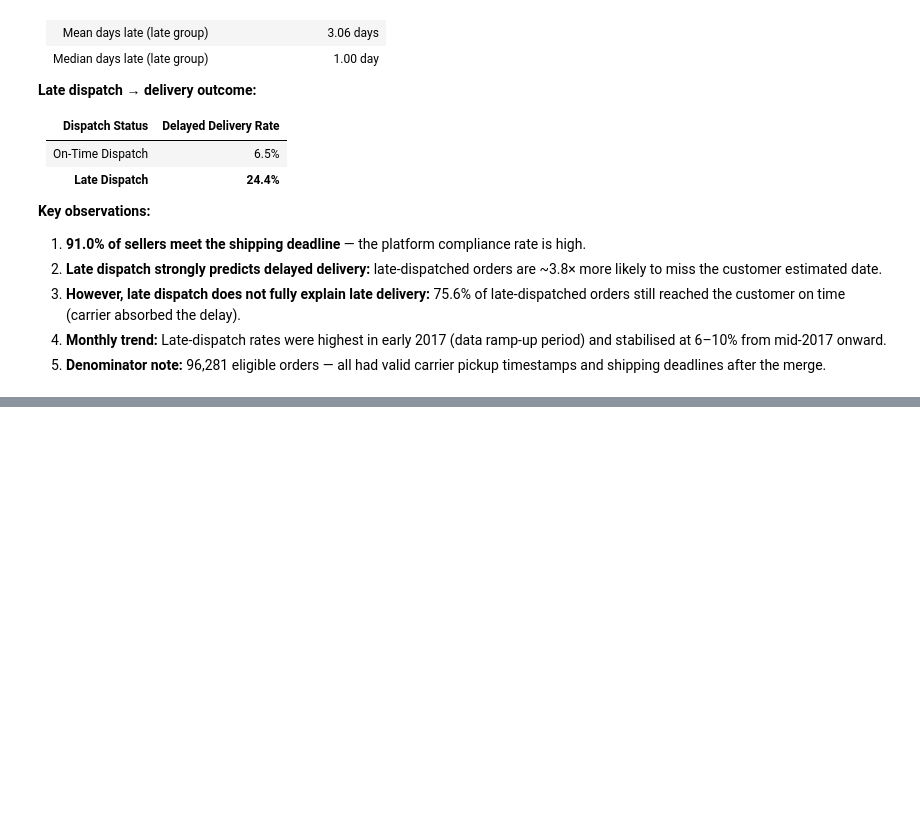
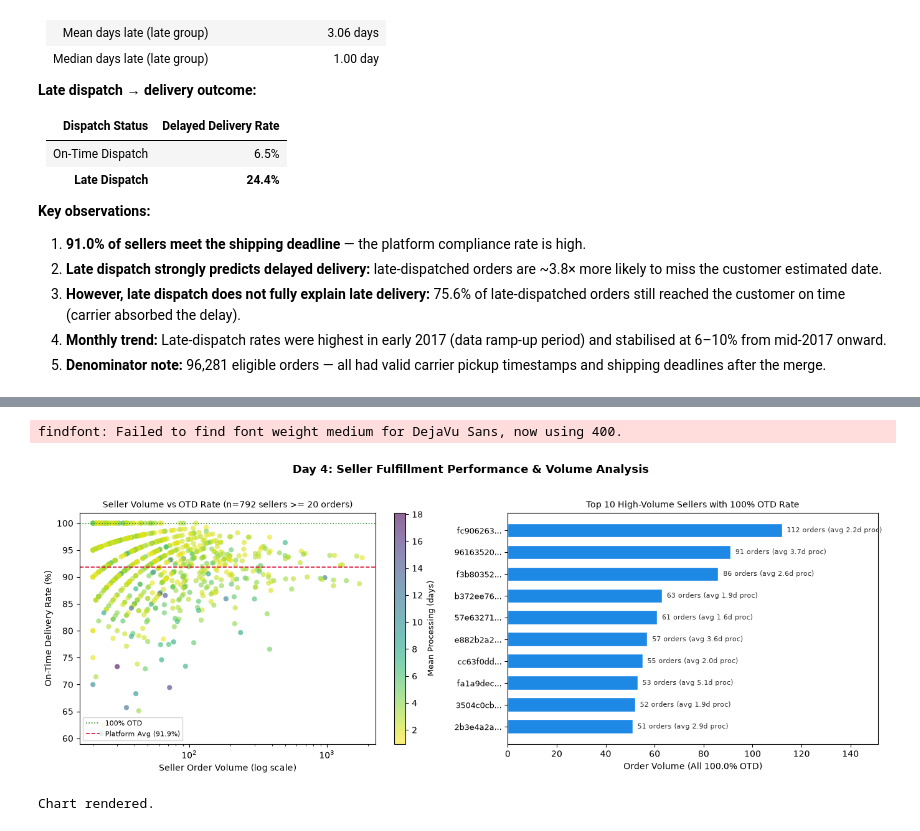
Before and after one commit to dog098263-ui/ecommerce-delivery-logistics-analysis, a Jupyter notebook: notebooks/02_carrier_analysis.ipynb, the cells around one changed output, grey strips where cells are left out. Cells and saved outputs as stored; diff of their text form; code cells hidden in the pictures; blank space fills up the shorter version.

Commit message:
feat: analyze warehouse processing and carrier transit

```diff
--- a/notebooks/02_carrier_analysis.ipynb
+++ b/notebooks/02_carrier_analysis.ipynb
@@ -878,0 +941,19 @@ Chart rendered.
+# %%
+# --- Analytical Refinement: Tie-Breaking & Volume Weighting ---
+# Notice that 72 sellers achieve 100.0% OTD rate.
+# To identify the truly top performing fulfillment partners, we break ties
+# by order volume (order_count) and inspect processing times.
+
+perfect_sellers = (seller_perf['otd_rate'] == 100.0).sum()
+print(f'Number of sellers with 100.0% OTD rate (>= 20 orders): {perfect_sellers}')
+
+seller_perf_ranked = seller_perf.sort_values(
+    by=['otd_rate', 'order_count', 'mean_processing'],
+    ascending=[False, False, True]
+)
+
+print('\nTop 10 Sellers (Ranked by OTD Rate, tie-broken by Order Count & Speed):')
+print(seller_perf_ranked.head(10).round(2).to_string())
+
+print('\nBottom 10 Sellers (Lowest OTD Rate among sellers with >= 20 orders):')
+print(seller_perf_ranked.tail(10).round(2).to_string())
@@ -878,0 +1010,58 @@ Chart rendered.
+# %%
+# --- Visualization: Seller Performance & Volume Distribution ---
+fig, axes = plt.subplots(1, 2, figsize=(14, 5))
+fig.suptitle('Day 4: Seller Fulfillment Performance & Volume Analysis',
+             fontsize=13, fontweight='bold', y=1.02)
+
+# ── Plot 1: Volume vs OTD Rate scatter ──────────────────────────────────────
+ax1 = axes[0]
+scatter = ax1.scatter(
+    seller_perf['order_count'],
+    seller_perf['otd_rate'],
+    alpha=0.6,
+    c=seller_perf['mean_processing'],
+    cmap='viridis_r',
+    edgecolor='none',
+    s=35
+)
+cbar = plt.colorbar(scatter, ax=ax1)
+cbar.set_label('Mean Processing (days)', fontsize=9)
+ax1.axhline(100, color='forestgreen', linestyle=':', linewidth=1.2, label='100% OTD')
+ax1.axhline(valid['delivery_outcome'].eq('on_time').mean() * 100,
+            color='crimson', linestyle='--', linewidth=1.2,
+            label=f'Platform Avg ({valid["delivery_outcome"].eq("on_time").mean()*100:.1f}%)')
+ax1.set_xlabel('Seller Order Volume (log scale)', fontsize=10)
+ax1.set_xscale('log')
+ax1.set_ylabel('On-Time Delivery Rate (%)', fontsize=10)
+ax1.set_title('Seller Volume vs OTD Rate (n=792 sellers >= 20 orders)', fontsize=10)
+ax1.legend(loc='lower left', fontsize=8)
+
+# ── Plot 2: Top 10 High-Volume Perfect Fulfillment Sellers ──────────────────
+ax2 = axes[1]
+top10 = seller_perf_ranked.head(10).reset_index()
+short_ids = [s[:8] + '...' for s in top10['seller_id']]
+y_pos = range(len(top10))
+
+bars = ax2.barh(y_pos, top10['order_count'], color='#1E88E5', edgecolor='white', height=0.65)
+ax2.set_yticks(list(y_pos))
+ax2.set_yticklabels(short_ids, fontsize=9)
+ax2.invert_yaxis()  # Highest volume on top
+ax2.set_xlabel('Order Volume (All 100.0% OTD)', fontsize=10)
+ax2.set_title('Top 10 High-Volume Sellers with 100% OTD Rate', fontsize=10)
+
+# Annotate processing time on bars
+for i, (cnt, proc) in enumerate(zip(top10['order_count'], top10['mean_processing'])):
+    ax2.text(cnt + 2, i, f'{cnt} orders (avg {proc:.1f}d proc)',
+             va='center', ha='left', fontsize=8, color='#333333', fontweight='medium')
+
+ax2.set_xlim(0, max(top10['order_count']) * 1.35)
+
+plt.tight_layout()
+plt.savefig('../reports/figures/carrier_performance_day4_preview.png',
+            dpi=120, bbox_inches='tight')
+plt.show()
+print('Chart rendered.')
+# %% [output]
+findfont: Failed to find font weight medium for DejaVu Sans, now using 400.
+[figure, added]
+Chart rendered.
```
Also changed, not shown: parts of 5 cells of this notebook, 3 other files.
